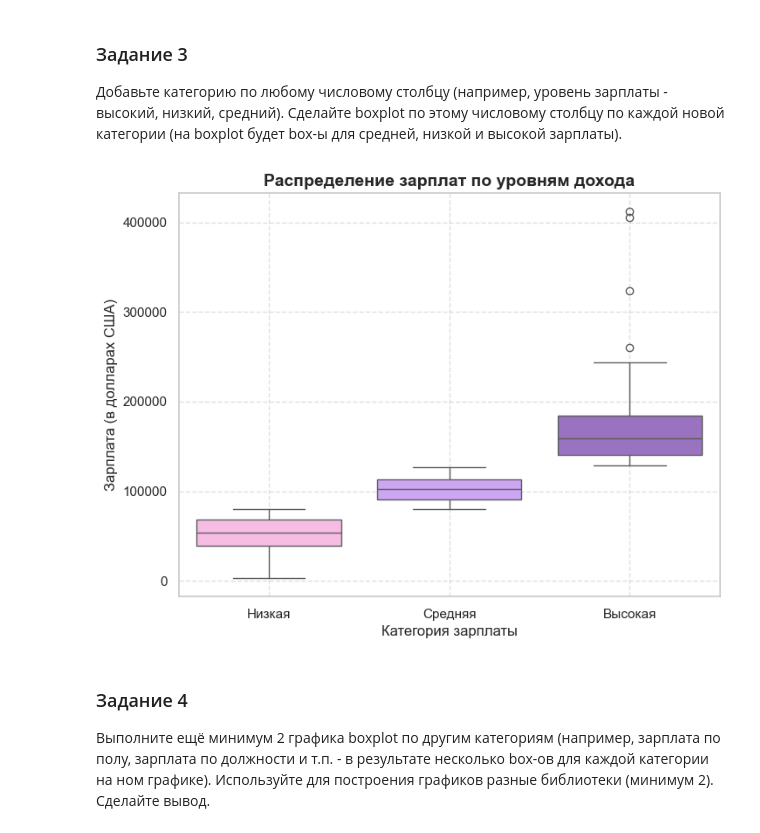
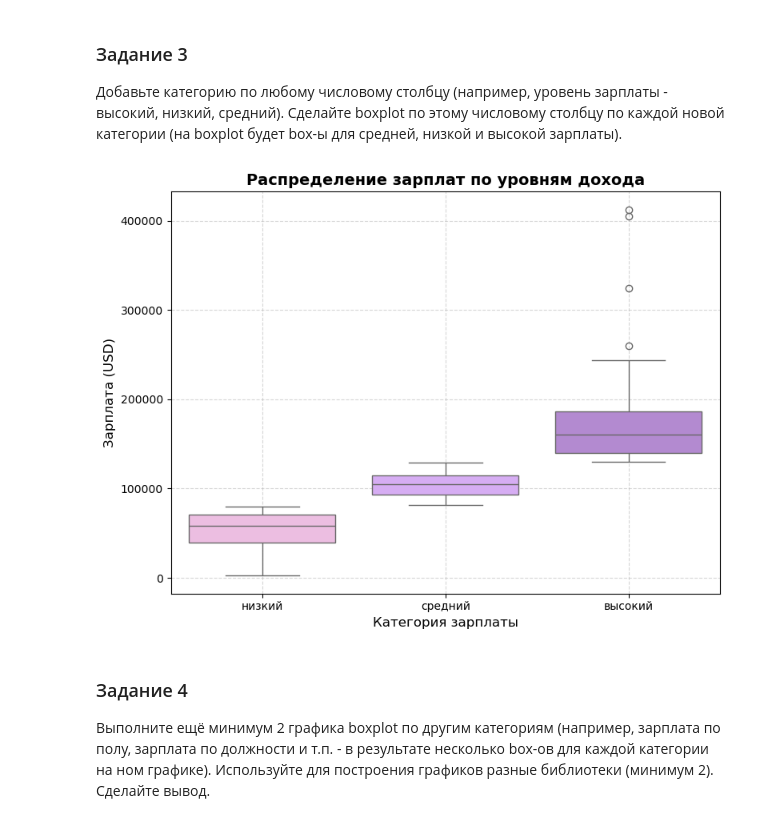
Before and after one commit to AnastasiaSurzhikowa/data_analysis, a Jupyter notebook: LR2_Surzhikova_7.ipynb, the cells around one changed output. Drawn from its saved outputs; the diff is of its cells as text; code cells hidden in the pictures.

```diff
--- a/LR2_Surzhikova_7.ipynb
+++ b/LR2_Surzhikova_7.ipynb
@@ -845,23 +844,32 @@ plt.show()
 ### Задание 3
 Добавьте категорию по любому числовому столбцу (например, уровень зарплаты - высокий, низкий, средний). Сделайте boxplot по этому числовому столбцу по каждой новой категории (на boxplot будет box-ы для средней, низкой и высокой зарплаты).
 # %%
+# создание категориального столбеца salary_level
+# три категории зарплат: низкий, средний, высокий
+df["salary_level"] = pd.qcut(
+    df["salary_in_usd"],                     # на основе зарплаты в долларах
+    q=3,                                     # делим на 3 равные группы (по количеству записей)
+    labels=["низкий", "средний", "высокий"]  # подписи для категорий
+)
+
 plt.figure(figsize=(8, 6))
 
 sns.boxplot(
     data=df,
     x="salary_level",          # категории зарплат
     y="salary_in_usd",         # значение (зарплата)
     hue="salary_level",        # используем тот же столбец для цвета
-    palette=["#ffb3e6", "#cc99ff", "#9966cc"],  # палитра цветов
+    palette=["#f4b6e5", "#d8a1ff", "#b57edc"],  # розово-фиолетовая палитра
 )
 
 plt.title("Распределение зарплат по уровням дохода", fontsize=14, weight="bold")
 plt.xlabel("Категория зарплаты", fontsize=12)
-plt.ylabel("Зарплата (в долларах США)", fontsize=12)
-plt.grid(True, linestyle="--", alpha=0.6)
+plt.ylabel("Зарплата (USD)", fontsize=12)
+plt.grid(True, linestyle="--", alpha=0.5)
+plt.tight_layout()
 plt.show()
 # %% [output]
-[figure, old version]
+[figure, new version]
 # %% [markdown]
 ### Задание 4
 Выполните ещё минимум 2 графика boxplot по другим категориям (например, зарплата по полу, зарплата по должности и т.п. - в результате несколько box-ов для каждой категории на ном графике). Используйте для построения графиков разные библиотеки (минимум 2). Сделайте вывод.
```
Also changed, not shown: parts of 14 cells of this notebook.
